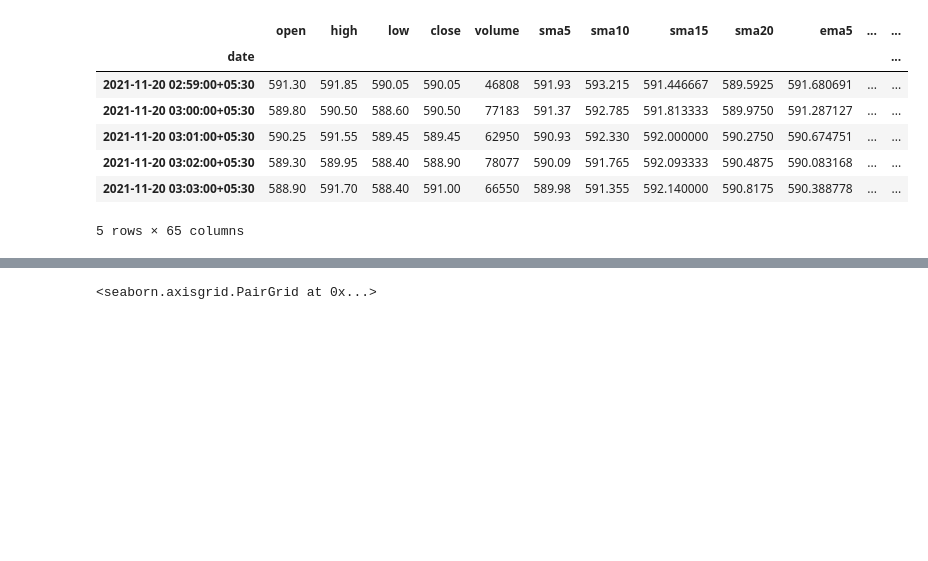
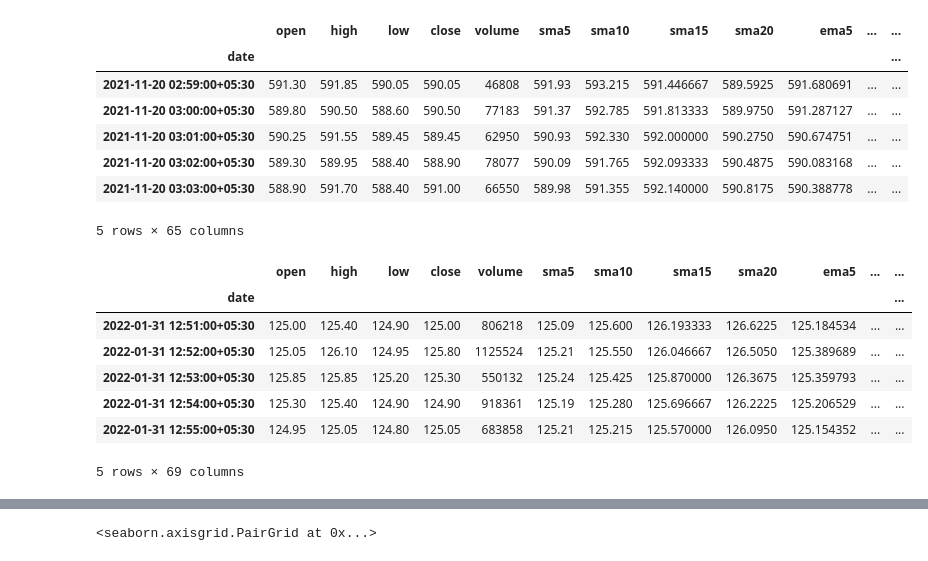
Before and after one commit to jin588/bolsa-4, a Jupyter notebook: Notebooks/03_4_Entrenamiento_Evaluacion_Gradient.ipynb, the cells around one changed output, grey strips where cells are left out. Saved outputs shown, nothing was run; the diff lists cells and outputs as text; code cells hidden in the pictures; blank space fills up the shorter version.

```diff
--- a/Notebooks/03_4_Entrenamiento_Evaluacion_Gradient.ipynb
+++ b/Notebooks/03_4_Entrenamiento_Evaluacion_Gradient.ipynb
@@ -94,6 +110,17 @@ df_train_tata.head()
 | 2021-11-20 03:02:00+05:30 | 589.30 | 589.95 | 588.40 | 588.90 | 78077 | 590.09 | 591.765 | 592.093333 | 590.4875 | 590.083168 | ... | ... |
 | 2021-11-20 03:03:00+05:30 | 588.90 | 591.70 | 588.40 | 591.00 | 66550 | 589.98 | 591.355 | 592.140000 | 590.8175 | 590.388778 | ... | ... |
 5 rows × 65 columns
+# %%
+df_train_tata.tail()
+# %% [output]
+|  | open | high | low | close | volume | sma5 | sma10 | sma15 | sma20 | ema5 | ... | ... |
+| date |  |  |  |  |  |  |  |  |  |  |  | ... |
+| 2022-01-31 12:51:00+05:30 | 125.00 | 125.40 | 124.90 | 125.00 | 806218 | 125.09 | 125.600 | 126.193333 | 126.6225 | 125.184534 | ... | ... |
+| 2022-01-31 12:52:00+05:30 | 125.05 | 126.10 | 124.95 | 125.80 | 1125524 | 125.21 | 125.550 | 126.046667 | 126.5050 | 125.389689 | ... | ... |
+| 2022-01-31 12:53:00+05:30 | 125.85 | 125.85 | 125.20 | 125.30 | 550132 | 125.24 | 125.425 | 125.870000 | 126.3675 | 125.359793 | ... | ... |
+| 2022-01-31 12:54:00+05:30 | 125.30 | 125.40 | 124.90 | 124.90 | 918361 | 125.19 | 125.280 | 125.696667 | 126.2225 | 125.206529 | ... | ... |
+| 2022-01-31 12:55:00+05:30 | 124.95 | 125.05 | 124.80 | 125.05 | 683858 | 125.21 | 125.215 | 125.570000 | 126.0950 | 125.154352 | ... | ... |
+5 rows × 69 columns
 # %%
 df_train_tata.describe()
 # %% [output]
```
Also changed, not shown: parts of 3 cells of this notebook, 2 other files.
